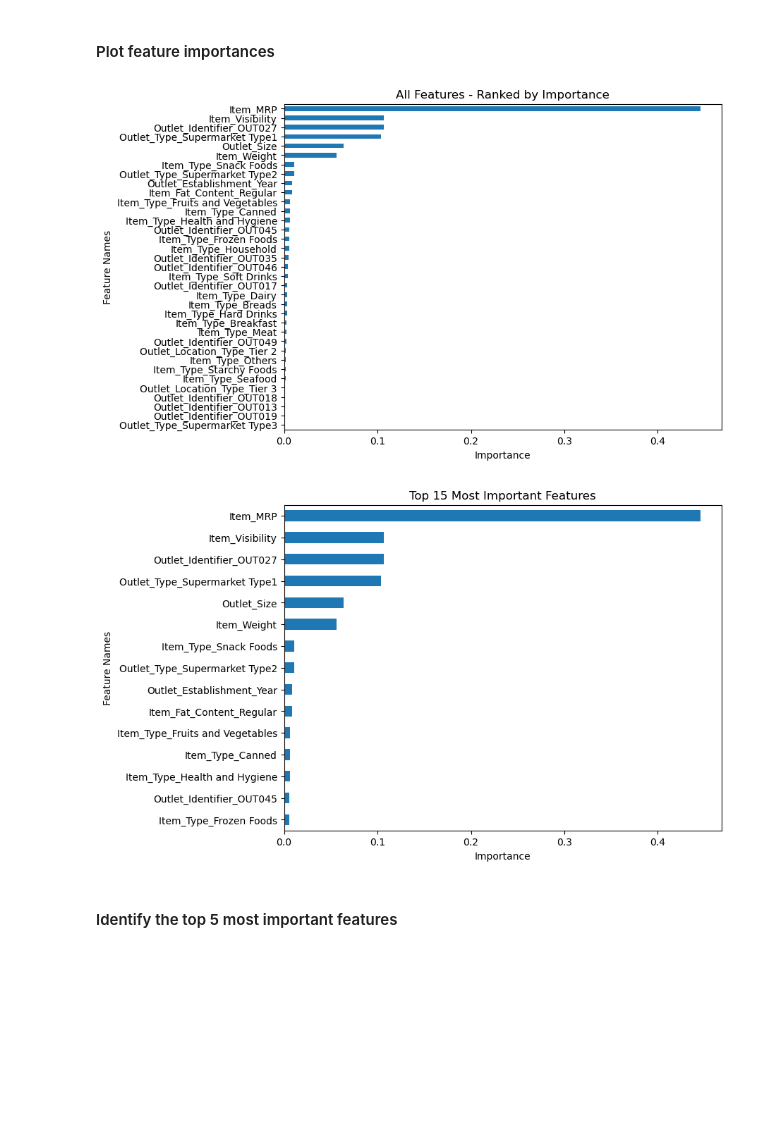
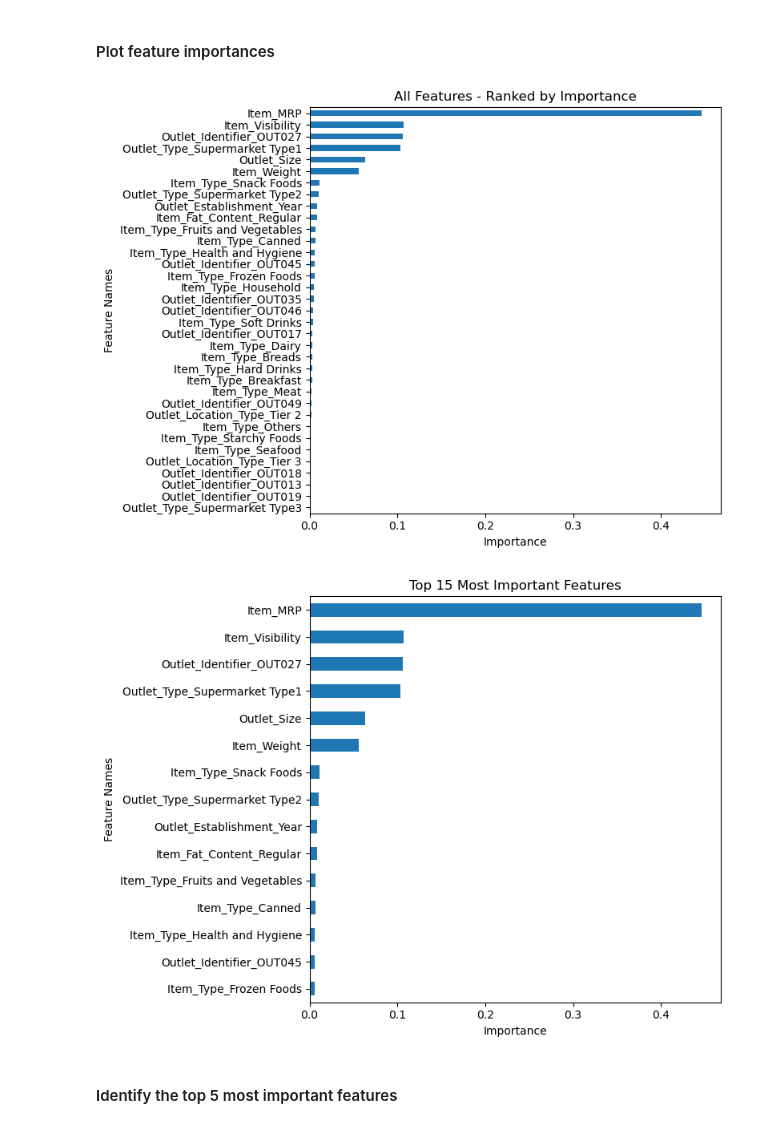
Before and after one commit to andreacohen7/Supermarket-Sales, a Jupyter notebook: Supermarket Sales.ipynb, the cells around one changed output. Cells and saved outputs as stored; diff of their text form; code cells hidden in the pictures; blank space fills up the shorter version.

```diff
--- a/Supermarket Sales.ipynb
+++ b/Supermarket Sales.ipynb
@@ -628,16 +630,18 @@ importances = get_importances(dec_tree)
 #### Plot feature importances
 # %%
 fig, ax = plt.subplots()
-plot_importance(importances);
+plot_importance(importances)
+fig.tight_layout();
 fig.savefig('All Feature Importances.png', dpi = 300)
 # %% [output]
-[figure, old version]
+[figure, new version]
 # %%
 fig, ax = plt.subplots()
-plot_importance(importances, top_n = 15);
+plot_importance(importances, top_n = 15)
+fig.tight_layout();
 fig.savefig('Top 15 Most Important Features.png', dpi = 300)
 # %% [output]
-[figure, old version]
+[figure, new version]
 # %% [markdown]
 #### Identify the top 5 most important features
 # %%
```
Also changed, not shown: parts of 2 cells of this notebook, 4 other files.
